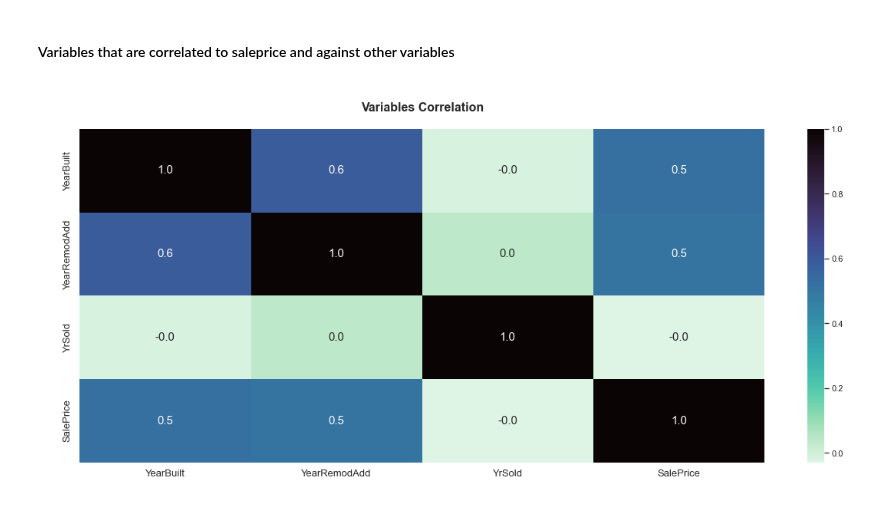
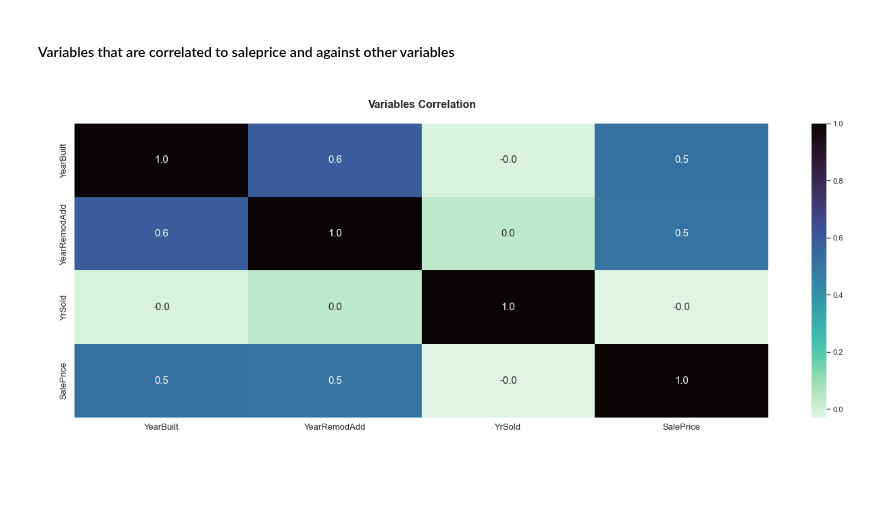
Before and after one commit to hyoaru/dsa-libraries-test, a Jupyter notebook: main/ipython-notebooks/implementation/desc_analytics.ipynb, the cells around one changed output. Drawn from its saved outputs; the diff is of its cells as text; code cells hidden in the pictures; blank space fills up the shorter version.

```diff
--- a/main/ipython-notebooks/implementation/desc_analytics.ipynb
+++ b/main/ipython-notebooks/implementation/desc_analytics.ipynb
@@ -166,0 +179,13 @@ df_train
+# %%
+# Labeling missing data
+for column in df_train[categorical_columns_df_train]:
+    df_train[column] = (df_train[column].astype('category'))
+    if df_train[column].isnull().any():
+        df_train[column] = (
+            df_train[column]
+            .cat
+            .add_categories(['MISSING'])
+            .fillna('MISSING')
+        )
+
+df_train[categorical_columns_df_train].isna().any()
@@ -313,7 +363,7 @@ make_saleprice_boxplot('MSZoning')
 #### Variables that are correlated to saleprice and against other variables
 # %%
 sns.set(
-    rc = {'figure.figsize' : (20,8)}
+    rc = {'figure.figsize' : (23,8)}
 )
 
 g = sns.heatmap(
@@ -325,31 +375,31 @@ g = sns.heatmap(
     ),
     cmap = a2_palette,
     cbar_kws = dict(
         orientation = 'vertical',
     )
 )
 
 g.set_ylabel(' \n')
 g.set_xlabel(' \n')
 g.set_title(
     '\nVariables Correlation\n',
     fontdict = dict(
         fontsize = 16,
         fontweight = 'bold'
     )
 ),
 
 g.set_xticklabels(
     labels = g.get_xticklabels(),
     fontdict = dict(
         fontsize = 13
     )
 ),
 g.set_yticklabels(
     labels = g.get_yticklabels(),
     fontdict = dict(
         fontsize = 13
     )
 );
 # %% [output]
-[figure, old version]
+[figure, new version]
```
Also changed, not shown: parts of 19 cells of this notebook.
